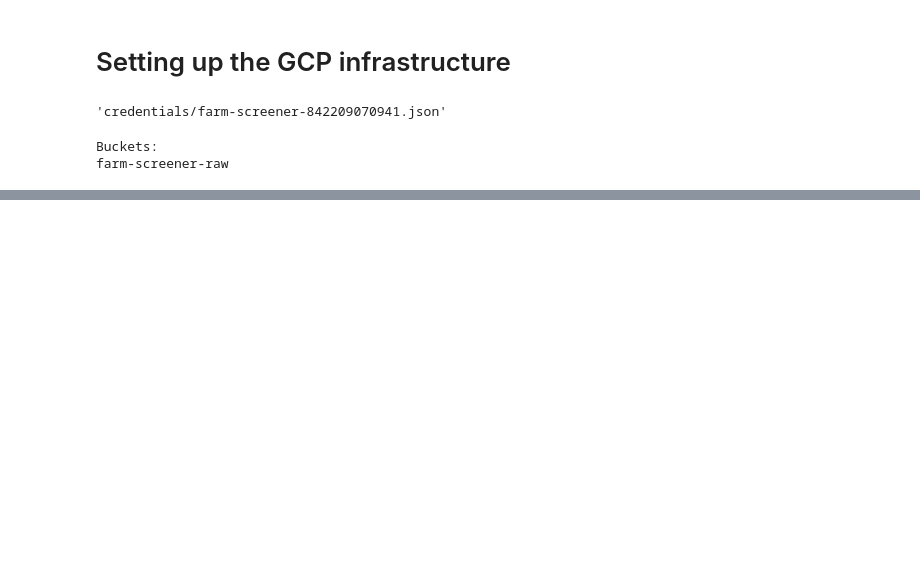
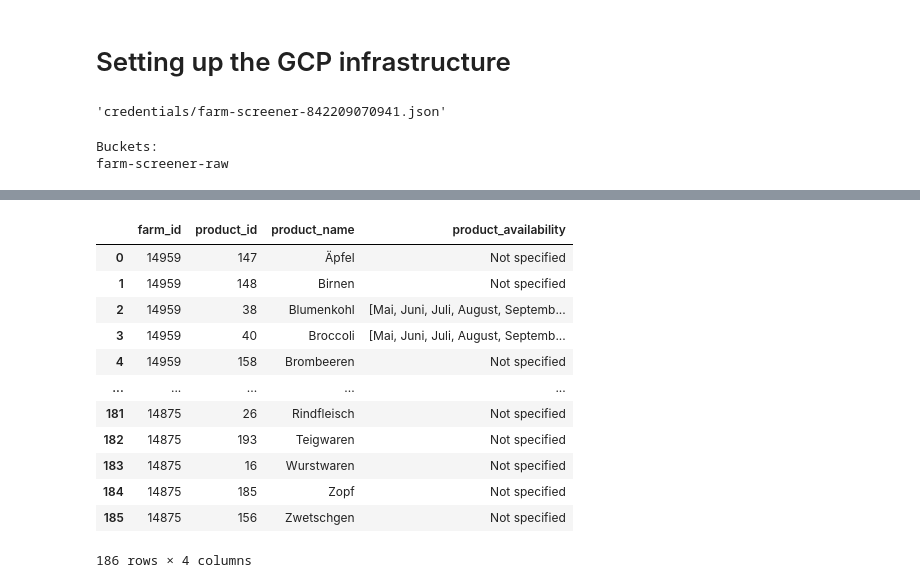
Before and after one commit to subrockmann/farm-screener, a Jupyter notebook: data collection.ipynb, the cells around one changed output, grey strips where cells are left out. Drawn from its saved outputs; the diff is of its cells as text; code cells hidden in the pictures; blank space fills up the shorter version.

Commit message:
feat: extract products and availability

```diff
--- a/data collection.ipynb
+++ b/data collection.ipynb
@@ -64,6 +64,15 @@ data = download_data(url)
 if data:
     print("Data downloaded successfully!")
     # Now you can work with the downloaded data here
+
+    for item in data["hits"]:
+            # Add additional fields here as needed
+            item['timestamp'] = 'value'
+
+            # Upload the modified data item to GCS
+            file_name = f"{item['_id']}.json"  # Using the 'id' field as the filename
+            upload_to_gcs(item, raw_data_bucket, file_name)
+
 else:
     print("Failed to download data. Please check the URL and try again.")
 # %% [output]
@@ -90,0 +98,20 @@ data["hits"][0]
+# %%
+product_offers = list()
+
+for i, item in enumerate(data["hits"]):
+    farm_id = item["_id"]
+    print(farm_id)
+    offers = item["_source"]["vomhof"]["offers"]
+    for offer in offers:
+        product = offer["product"]
+        product_id = product["id"]
+        product_name = product["name"]
+        availability = offer["availability"]
+        if len(availability) > 0:
+            product_availability = [month["name"] for month in availability]
+        else:
+            product_availability = "Not specified"
+
+        product_offers.append((farm_id, product_id, product_name, product_availability))
+        #print(product)
+        #print(product_availability)
@@ -90,0 +156,18 @@ data["hits"][0]
+# %%
+columns = ["farm_id", "product_id", "product_name", "product_availability"]
+df = pd.DataFrame.from_records(product_offers, columns=columns)
+df
+# %% [output]
+|  | farm_id | product_id | product_name | product_availability |
+| 0 | 14959 | 147 | Äpfel | Not specified |
+| 1 | 14959 | 148 | Birnen | Not specified |
+| 2 | 14959 | 38 | Blumenkohl | [Mai, Juni, Juli, August, Septemb... |
+| 3 | 14959 | 40 | Broccoli | [Mai, Juni, Juli, August, Septemb... |
+| 4 | 14959 | 158 | Brombeeren | Not specified |
+| ... | ... | ... | ... | ... |
+| 181 | 14875 | 26 | Rindfleisch | Not specified |
+| 182 | 14875 | 193 | Teigwaren | Not specified |
+| 183 | 14875 | 16 | Wurstwaren | Not specified |
+| 184 | 14875 | 185 | Zopf | Not specified |
+| 185 | 14875 | 156 | Zwetschgen | Not specified |
+186 rows × 4 columns
```
Also changed, not shown: parts of 8 cells of this notebook.
